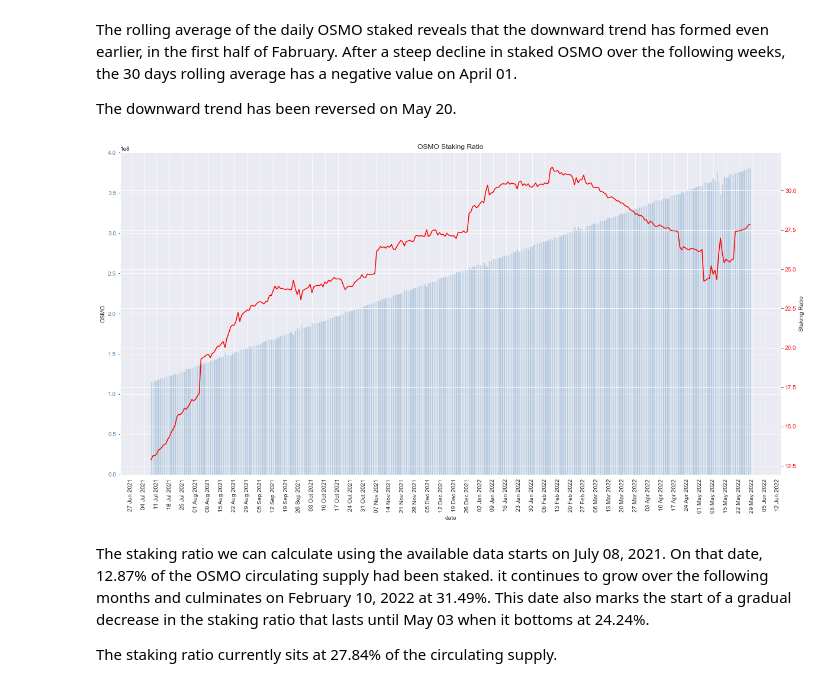
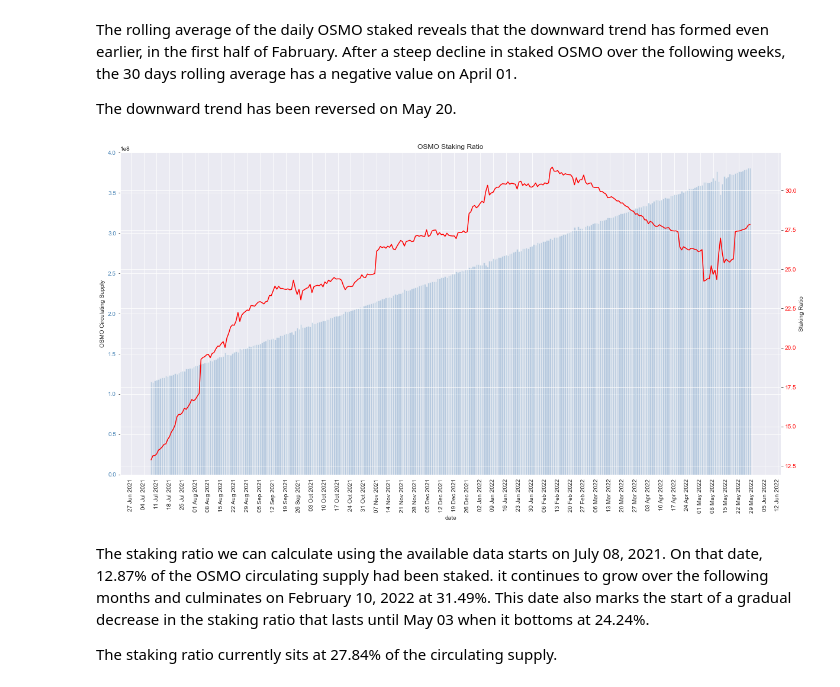
Before and after one commit to MeiLiing/flipside_bounties, a Jupyter notebook: osmosis_bounties/osmosis.ipynb, the cells around one changed output. Cells and saved outputs as stored; diff of their text form; code cells hidden in the pictures.

```diff
--- a/osmosis_bounties/osmosis.ipynb
+++ b/osmosis_bounties/osmosis.ipynb
@@ -281,35 +281,35 @@ d = df_sliced.date
 
 def two_scales(ax1, date, data1, data2, c1, c2):
 
     ax2 = ax1.twinx()
 
     ax1.bar(date, data1, color=c1, alpha=0.3)
     ax1.set_xlabel('date')
-    ax1.set_ylabel('OSMO')
+    ax1.set_ylabel('OSMO Circulating Supply')
 
     ax2.plot(date, data2, color=c2)
     ax2.set_ylabel('Staking Ratio')
     return ax1, ax2
 
 fig, ax = plt.subplots(figsize=(20,10))
 plt.xticks(rotation=90)
 ax.xaxis.set_major_locator(mdates.DayLocator(interval=7))
 ax.xaxis.set_major_formatter(mdates.DateFormatter("%d %b %Y"))
 
 ax1, ax2 = two_scales(ax, d, circulating, staking_ratio, 'steelblue', 'r')
 plt.title('OSMO Staking Ratio')
 
 def color_y_axis(ax, color):
     for t in ax.get_yticklabels():
         t.set_color(color)
     return None
 
 color_y_axis(ax1, 'steelblue')
 color_y_axis(ax2, 'r')
 
 plt.show()
 # %% [output]
-[figure, old version]
+[figure, new version]
 # %% [markdown]
 The staking ratio we can calculate using the available data starts on July 08, 2021. On that date, 12.87% of the OSMO circulating supply had been staked. it continues to grow over the following months and culminates on February 10, 2022 at 31.49%. This date also marks the start of a gradual decrease in the staking ratio that lasts until May 03 when it bottoms at 24.24%.
 
```
